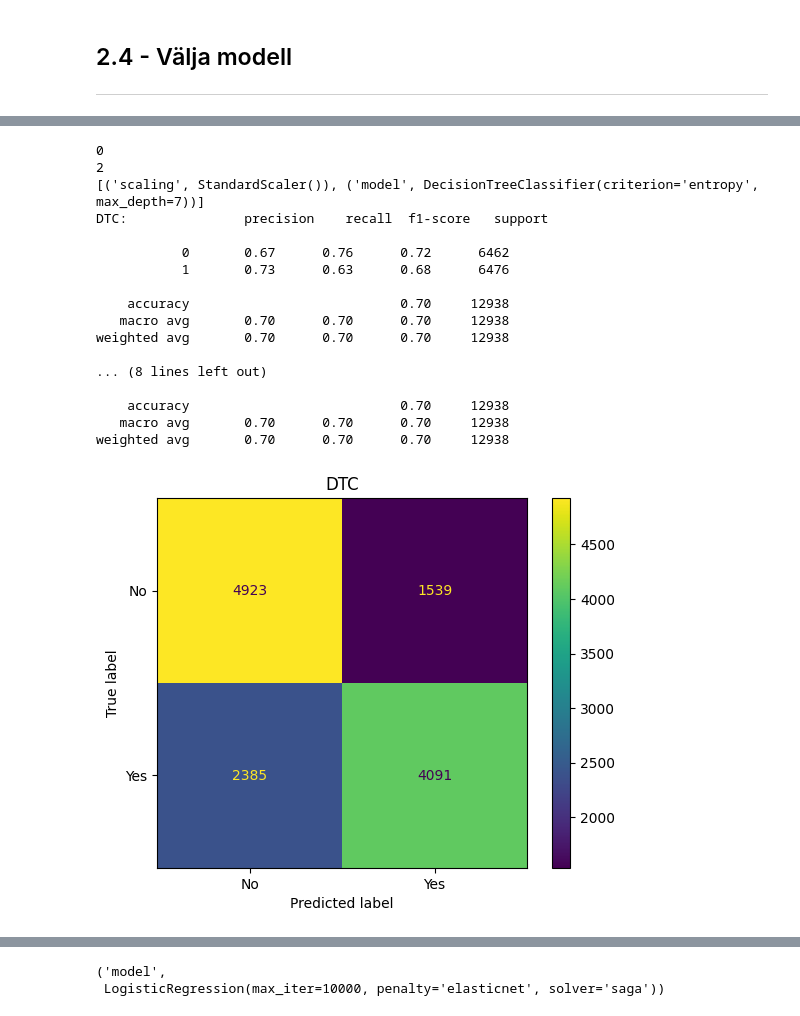
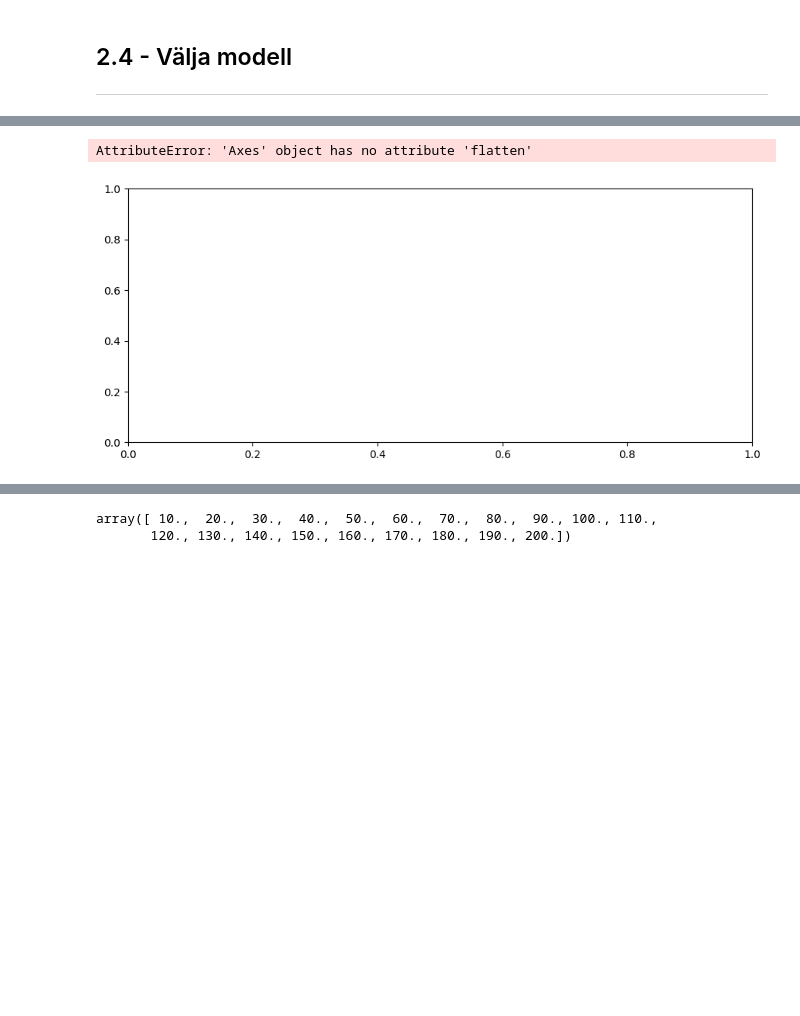
Before and after one commit to Canesp/Machine-learning-Philip-de-Canesie, a Jupyter notebook: Lab/disease_prediction.ipynb, the cells around one changed output, grey strips where cells are left out. Cells and saved outputs as stored; diff of their text form; code cells hidden in the pictures; blank space fills up the shorter version.

Commit message:
added a function for best_param

```diff
--- a/Lab/disease_prediction.ipynb
+++ b/Lab/disease_prediction.ipynb
@@ -452,0 +447,18 @@ from sklearn.metrics import (
+# %%
+from sklearn.model_selection import train_test_split
+
+def train_val_test(X, y, test_size):
+
+    size_1 = test_size
+    size_2 = test_size * 1.25
+
+    X_train, X_test, y_train, y_test = train_test_split(X, y, test_size= size_1, random_state=42)
+    X_train, X_val, y_train, y_val = train_test_split(X_train, y_train, test_size= size_2, random_state=42)
+
+    return X_train, X_val, X_test, y_train, y_val, y_test
+
+
+
+X, y = dummies_categorys.drop(columns="cardio", axis= 1), dummies_categorys["cardio"]
+
+X_train, X_val, X_test, y_train, y_val, y_test = train_val_test(X, y, test_size=0.2)
@@ -453,50 +571,44 @@ from sklearn.metrics import (
 # %%
-def evaluate_models(models: list, param_grids: list, titles: list, cv: int, scoring: str):
+def evaluate_models(models: list, param_grids: list, titles: list, cv: int, scoring: str, subplots: tuple):
 
-     for i in range(len(models)):
+     fig, axes = plt.subplots(subplots[0], subplots[1], figsize= (10, 5))
+     fig.tight_layout(pad=5.0)
+
+     report_list = []
+     params_report = []
+
+     for i, ax in enumerate(axes.flatten()):
 
           classifier = (GridSearchCV(estimator= models[i], param_grid= param_grids[i], cv= cv, scoring= scoring))
-          print(i)
           classifier.fit(X_train, y_train)
-          print(2)
           classifier.best_estimator_.get_params()
           y_pred = classifier.predict(X_val)
 
-          print(classifier.best_estimator_.get_params()["steps"][1])
-          print(f"{titles[i]}: {classification_report(y_val, y_pred)}");
+          report_list.append(metrics.classification_report(y_val, y_pred, output_dict= True))
+          params_report.append(classifier.best_estimator_.get_params()["steps"][1])
           cm = confusion_matrix(y_val, y_pred)
-          ConfusionMatrixDisplay(cm, display_labels=["No", "Yes"]).plot()
-          plt.title(titles[i])
+          ConfusionMatrixDisplay(cm, display_labels=["No", "Yes"]).plot(ax= ax)
+          ax.set_title(titles[i])
+
+     print(f"{params_report[0]}  {params_report[1]}")
+
+     print(report_list[0] + '\t ' + report_list[1])
+
+     return params_report, report_list
 
 
 
 pipe_DTC = Pipeline([("scaling", StandardScaler()), ("model", DecisionTreeClassifier())])
 param_DTC = {"model__criterion": ['gini', 'entropy'], "model__max_depth": list(range(1, 10))}
 
 pipe_logistic = Pipeline([("scaling", StandardScaler()), ("model", LogisticRegression(penalty="elasticnet", solver="saga", multi_class="auto", max_iter=10000))])
 param_logistic = {"model__l1_ratio": np.linspace(0, 1, 10)}
 
-pipe_list = [pipe_DTC, pipe_logistic]
-param_list = [param_DTC, param_logistic]
+pipe_list = [pipe_DTC]
+param_list = [param_DTC]
 titles = ["DTC", "LOG"]
 
-evaluate_models(pipe_list, param_list, titles, cv= 5, scoring= "accuracy")
+params_report, report_list = evaluate_models(pipe_list, param_list, titles, cv= 5, scoring= "accuracy", subplots= (1, 2))
 # %% [output]
-0
-2
-[('scaling', StandardScaler()), ('model', DecisionTreeClassifier(criterion='entropy', max_depth=7))]
-DTC:               precision    recall  f1-score   support
-
-           0       0.67      0.76      0.72      6462
-           1       0.73      0.63      0.68      6476
-
-    accuracy                           0.70     12938
-   macro avg       0.70      0.70      0.70     12938
-weighted avg       0.70      0.70      0.70     12938
-
-... (8 lines left out)
-
-    accuracy                           0.70     12938
-   macro avg       0.70      0.70      0.70     12938
-weighted avg       0.70      0.70      0.70     12938
+AttributeError: 'Axes' object has no attribute 'flatten'
-[figure, old version]
+[figure, new version]
@@ -504,5 +615,5 @@ weighted avg       0.70      0.70      0.70     12938
-# %%
-pipe_logistic.get_params()["steps"][1]
-# %% [output]
-('model',
- LogisticRegression(max_iter=10000, penalty='elasticnet', solver='saga'))
+# %%
+np.linspace(10, 200, num = 20)
+# %% [output]
+array([ 10.,  20.,  30.,  40.,  50.,  60.,  70.,  80.,  90., 100., 110.,
+       120., 130., 140., 150., 160., 170., 180., 190., 200.])
```
Also changed, not shown: parts of 9 cells of this notebook.
